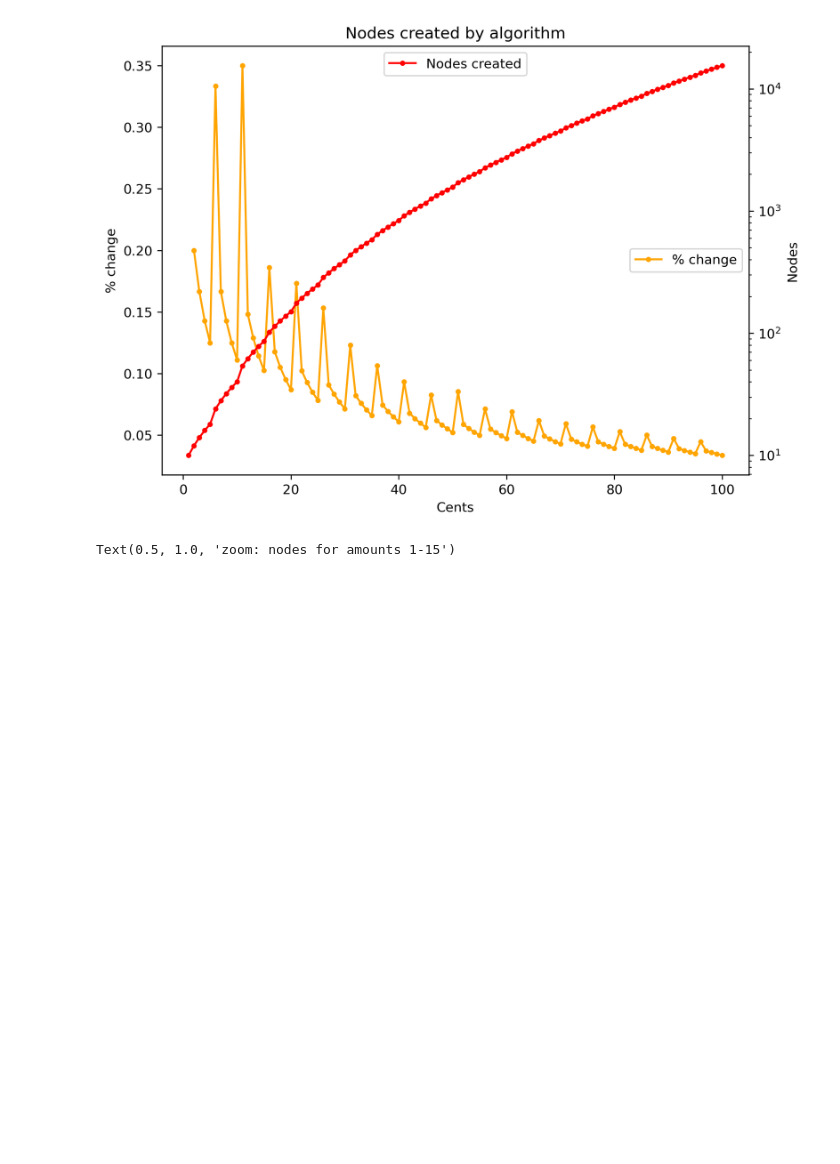
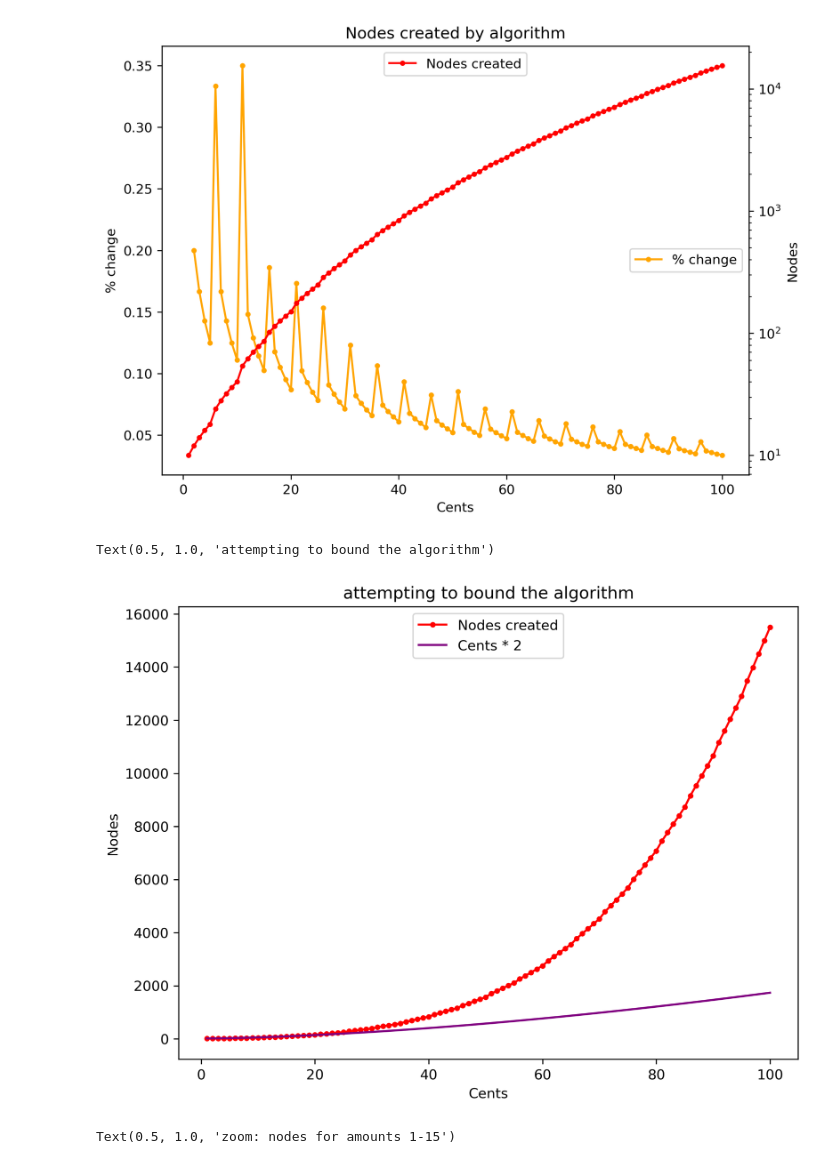
Before and after one commit to ProducerMatt/SICP-solutions, a Jupyter notebook: 1/cc/Ways to Make Changes Analyzed.ipynb, the cells around one changed output. Drawn from its saved outputs; the diff is of its cells as text; code cells hidden in the pictures; blank space fills up the shorter version.

```diff
--- a/1/Ways to Make Changes Analyzed.ipynb
+++ b/1/cc/Ways to Make Changes Analyzed.ipynb
@@ -48,6 +49,8 @@ parabola.insert(loc=0, column='y', value=(parabola['x'] ** 2.6))
 # %%
 par2 = pd.DataFrame({'x': np.arange(startval,(endval + 1),1)})
 par2.insert(loc=0, column='y', value=(par2['x'] ** 1.5))
+# %%
+goldenratio = 1.618
 # %%
 plt.plot(df.money, df.ways_pct, marker='o', ms=3, linestyle='solid', label="% change", color="lightblue"); plt.ylabel("% changes")
 plt.xlabel("Cents")
@@ -73,6 +76,16 @@ plt.title("Nodes created by algorithm")
 # %% [output]
 Text(0.5, 1.0, 'Nodes created by algorithm')
 [figure]
+# %%
+plt.plot(df.money, df.nodes, marker='o', ms=3, linestyle='solid', color='red', label="Nodes created"); plt.ylabel("Nodes")
+plt.xlabel("Cents")
+plt.legend(loc="upper center");
+plt.plot(df.money, ((df.money ** goldenratio) + 15), color='purple', label="Cents * 2")
+plt.legend(loc="upper center");
+plt.title("attempting to bound the algorithm")
+# %% [output]
+Text(0.5, 1.0, 'attempting to bound the algorithm')
+[figure, added]
 # %%
 plt.plot(df.money[0:14], df.nodes_pct[0:14], label="% change", marker='o', linestyle='dotted', color='orange', ms=10); plt.ylabel("% change")
 plt.xlabel("Cents")
```
Also changed, not shown: parts of 1 cell of this notebook, 11 other files.
